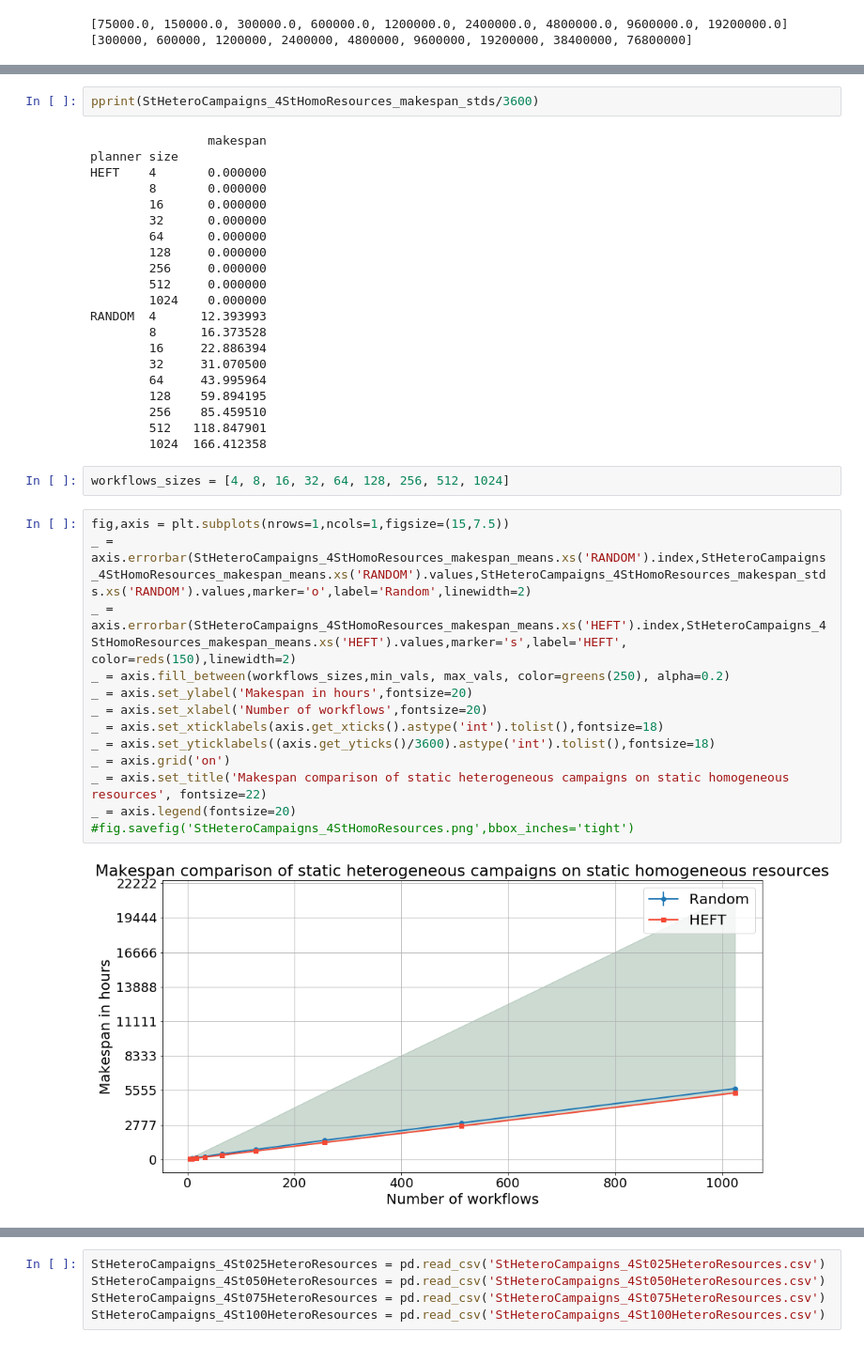
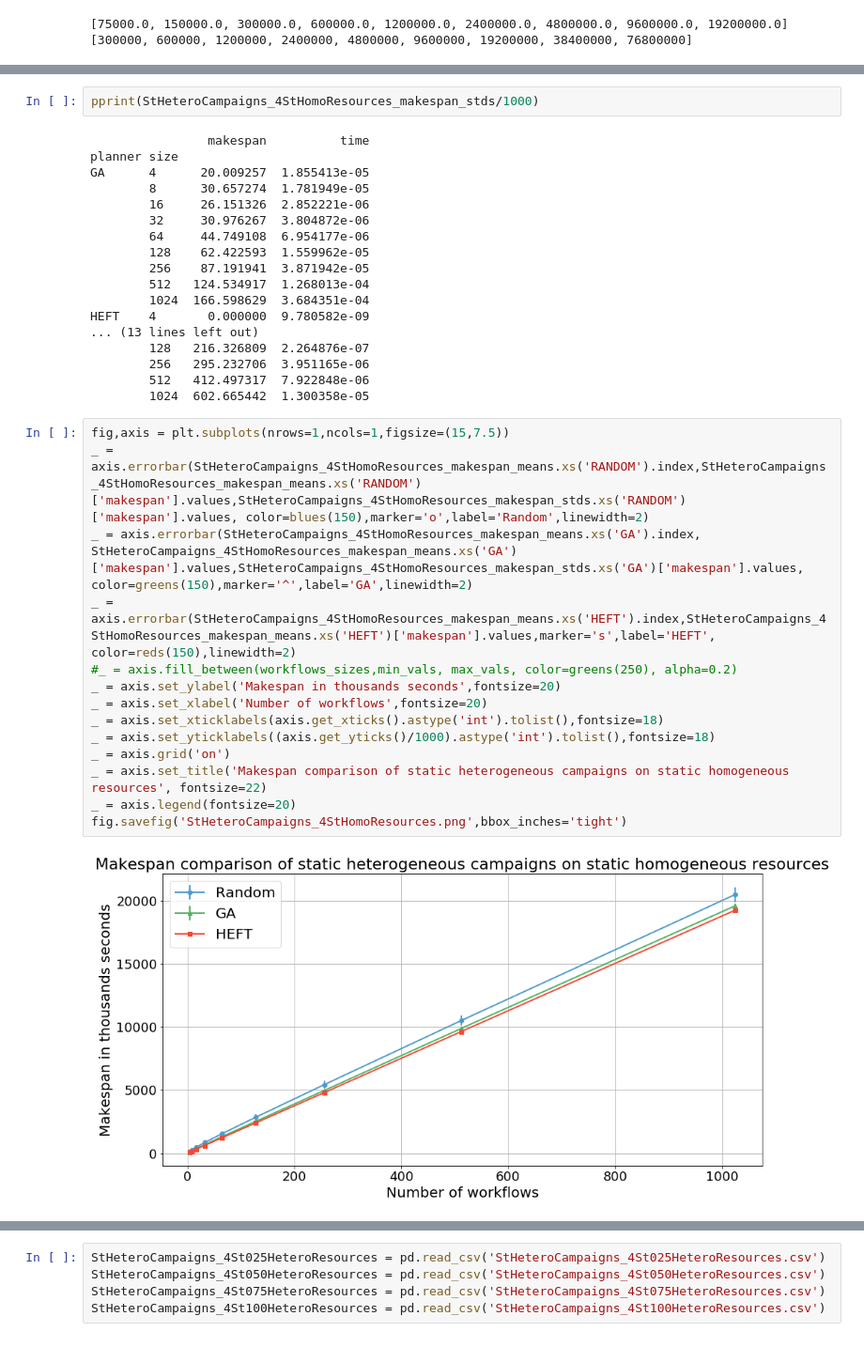
Before and after one commit to radical-project/campaign_manager, a Jupyter notebook: experiments/StaticResourcesExperiments.ipynb, the cells around one changed output, grey strips where cells are left out. Shown at 94% size. Saved outputs shown, nothing was run; the diff lists cells and outputs as text.

```diff
--- a/experiments/StaticResourcesExperiments.ipynb
+++ b/experiments/StaticResourcesExperiments.ipynb
@@ -176,41 +170,37 @@ RANDOM  4       47.637521
 # %%
-pprint(StHeteroCampaigns_4StHomoResources_makespan_stds/3600)
+pprint(StHeteroCampaigns_4StHomoResources_makespan_stds/1000)
 # %% [output]
-                makespan
+                makespan          time
 planner size
-HEFT    4       0.000000
-        8       0.000000
-        16      0.000000
-        32      0.000000
-        64      0.000000
-        128     0.000000
-        256     0.000000
-        512     0.000000
-        1024    0.000000
-RANDOM  4      12.393993
-        8      16.373528
-        16     22.886394
-        32     31.070500
-        64     43.995964
-        128    59.894195
-        256    85.459510
-        512   118.847901
-        1024  166.412358
+GA      4      20.009257  1.855413e-05
+        8      30.657274  1.781949e-05
+        16     26.151326  2.852221e-06
+        32     30.976267  3.804872e-06
+        64     44.749108  6.954177e-06
+        128    62.422593  1.559962e-05
+        256    87.191941  3.871942e-05
+        512   124.534917  1.268013e-04
+        1024  166.598629  3.684351e-04
+HEFT    4       0.000000  9.780582e-09
+... (13 lines left out)
+        128   216.326809  2.264876e-07
+        256   295.232706  3.951165e-06
+        512   412.497317  7.922848e-06
+        1024  602.665442  1.300358e-05
-# %%
-workflows_sizes = [4, 8, 16, 32, 64, 128, 256, 512, 1024]
 # %%
 fig,axis = plt.subplots(nrows=1,ncols=1,figsize=(15,7.5))
-_ = axis.errorbar(StHeteroCampaigns_4StHomoResources_makespan_means.xs('RANDOM').index,StHeteroCampaigns_4StHomoResources_makespan_means.xs('RANDOM').values,StHeteroCampaigns_4StHomoResources_makespan_stds.xs('RANDOM').values,marker='o',label='Random',linewidth=2)
-_ = axis.errorbar(StHeteroCampaigns_4StHomoResources_makespan_means.xs('HEFT').index,StHeteroCampaigns_4StHomoResources_makespan_means.xs('HEFT').values,marker='s',label='HEFT', color=reds(150),linewidth=2)
-_ = axis.fill_between(workflows_sizes,min_vals, max_vals, color=greens(250), alpha=0.2)
-_ = axis.set_ylabel('Makespan in hours',fontsize=20)
+_ = axis.errorbar(StHeteroCampaigns_4StHomoResources_makespan_means.xs('RANDOM').index,StHeteroCampaigns_4StHomoResources_makespan_means.xs('RANDOM')['makespan'].values,StHeteroCampaigns_4StHomoResources_makespan_stds.xs('RANDOM')['makespan'].values, color=blues(150),marker='o',label='Random',linewidth=2)
+_ = axis.errorbar(StHeteroCampaigns_4StHomoResources_makespan_means.xs('GA').index, StHeteroCampaigns_4StHomoResources_makespan_means.xs('GA')['makespan'].values,StHeteroCampaigns_4StHomoResources_makespan_stds.xs('GA')['makespan'].values, color=greens(150),marker='^',label='GA',linewidth=2)
+_ = axis.errorbar(StHeteroCampaigns_4StHomoResources_makespan_means.xs('HEFT').index,StHeteroCampaigns_4StHomoResources_makespan_means.xs('HEFT')['makespan'].values,marker='s',label='HEFT', color=reds(150),linewidth=2)
+#_ = axis.fill_between(workflows_sizes,min_vals, max_vals, color=greens(250), alpha=0.2)
+_ = axis.set_ylabel('Makespan in thousands seconds',fontsize=20)
 _ = axis.set_xlabel('Number of workflows',fontsize=20)
 _ = axis.set_xticklabels(axis.get_xticks().astype('int').tolist(),fontsize=18)
-_ = axis.set_yticklabels((axis.get_yticks()/3600).astype('int').tolist(),fontsize=18)
+_ = axis.set_yticklabels((axis.get_yticks()/1000).astype('int').tolist(),fontsize=18)
 _ = axis.grid('on')
 _ = axis.set_title('Makespan comparison of static heterogeneous campaigns on static homogeneous resources', fontsize=22)
 _ = axis.legend(fontsize=20)
-#fig.savefig('StHeteroCampaigns_4StHomoResources.png',bbox_inches='tight')
+fig.savefig('StHeteroCampaigns_4StHomoResources.png',bbox_inches='tight')
 # %% [output]
-[figure, old version]
+[figure, new version]
 # %%
```
Also changed, not shown: parts of 16 cells of this notebook, 4 other files.
